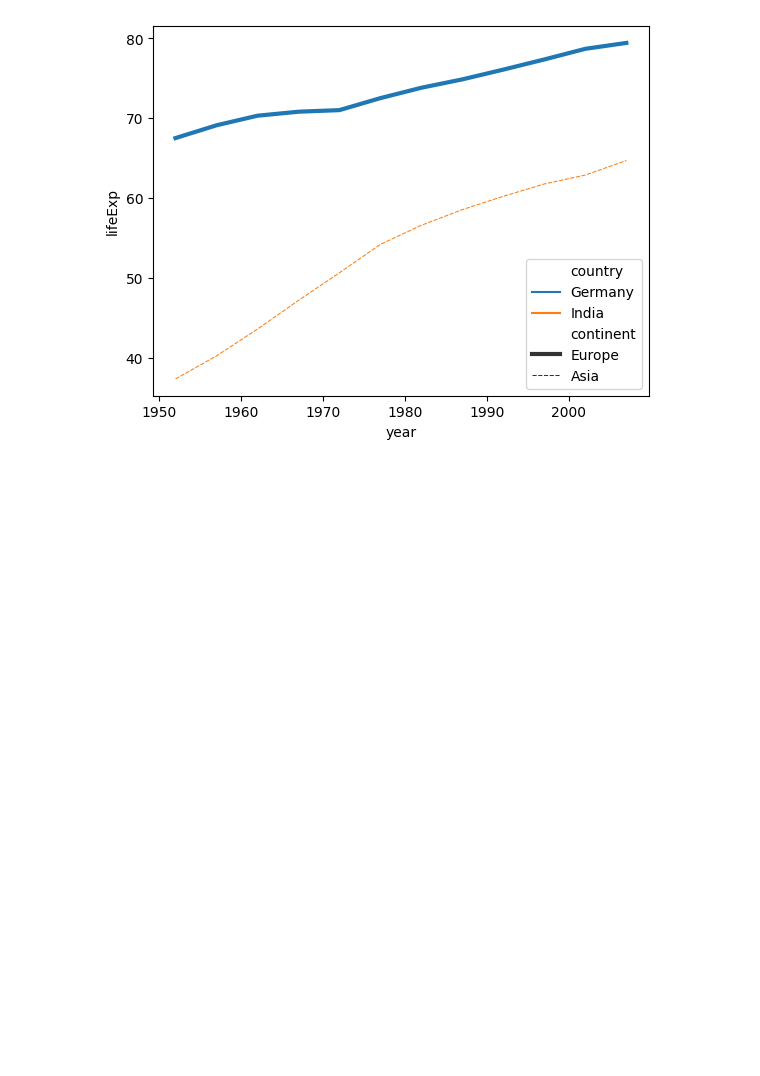
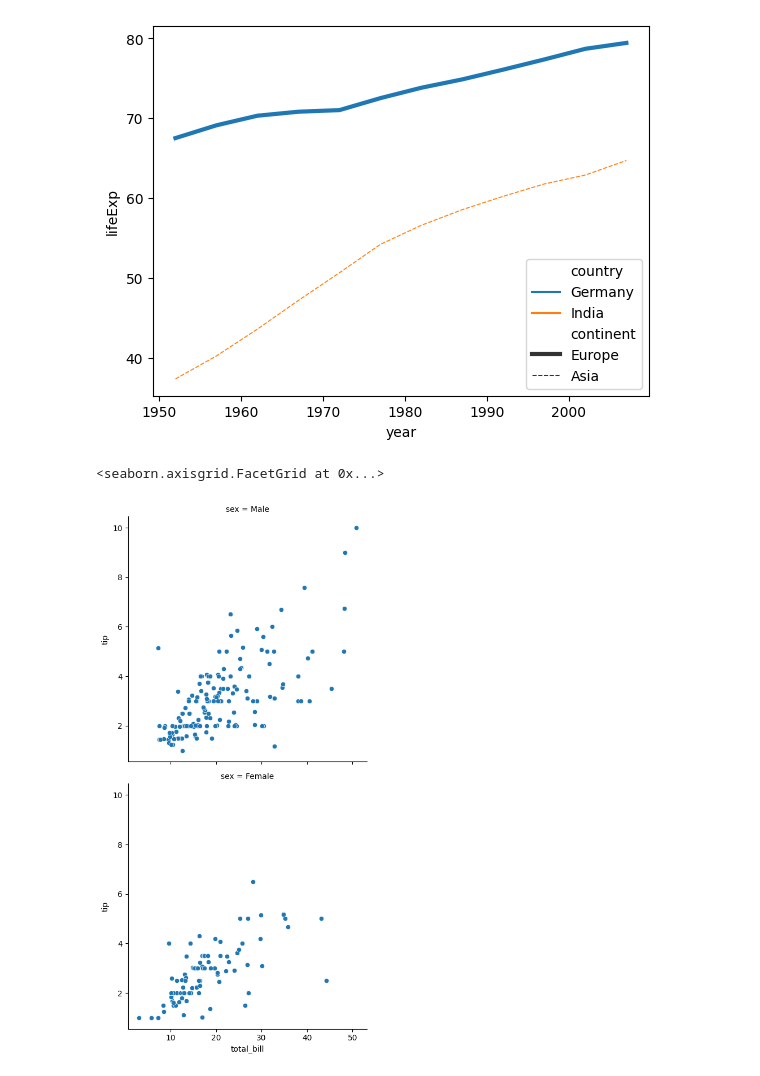
Before and after one commit to simran-aug15/Seaborn, a Jupyter notebook: relational_plots.ipynb, the cells around one changed output. Cells and saved outputs as stored; diff of their text form; code cells hidden in the pictures; blank space fills up the shorter version.

```diff
--- a/relational_plots.ipynb
+++ b/relational_plots.ipynb
@@ -107,3 +107,11 @@ sns.lineplot(data=temp_df,x='year',y='lifeExp',hue='country',style='continent',s
 # %% [output]
 <Axes: xlabel='year', ylabel='lifeExp'>
 [figure]
+# %%
+# Facet plot : On the particular column you can create multiple columns.
+# always on figyre level function
+# using one function for row
+sns.relplot(data=tip,x='total_bill',y='tip',kind='scatter',row='sex')
+# %% [output]
+<seaborn.axisgrid.FacetGrid at 0x...>
+[figure, added]
```
